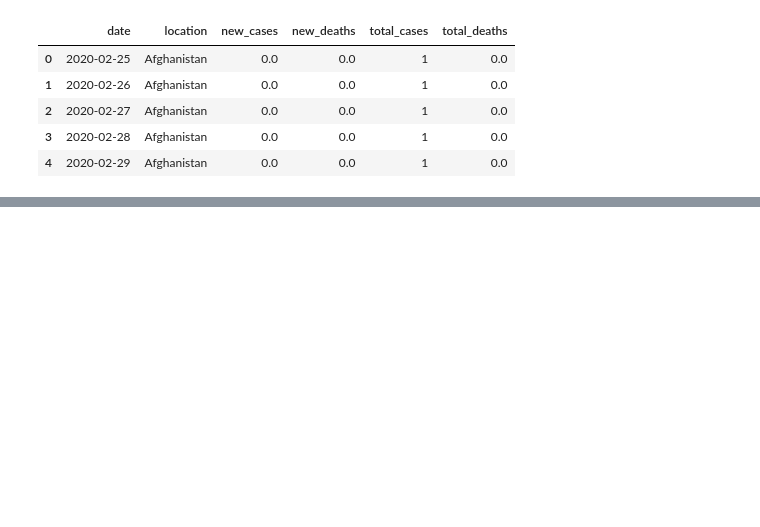
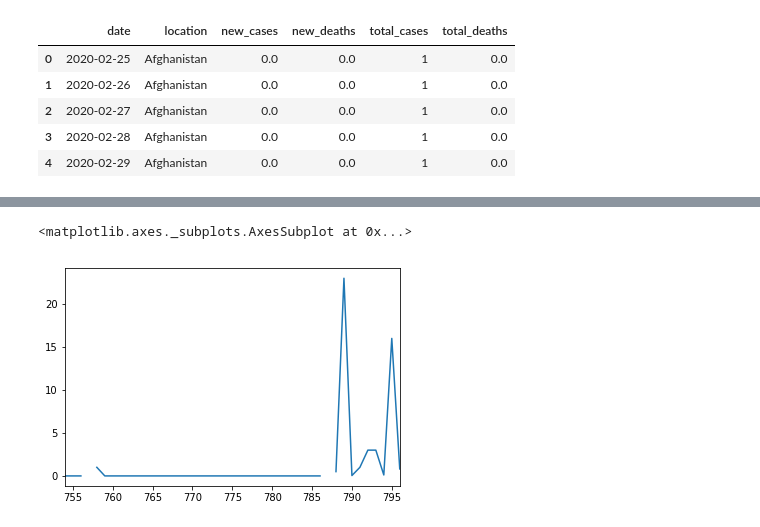
Before and after one commit to rishemjit/COVID_analysis, a Jupyter notebook: Analysis.ipynb, the cells around one changed output, grey strips where cells are left out. Saved outputs shown, nothing was run; the diff lists cells and outputs as text; code cells hidden in the pictures; blank space fills up the shorter version.

Commit message:
growth rate

```diff
--- a/Analysis.ipynb
+++ b/Analysis.ipynb
@@ -51,0 +52,5 @@ plt.show()
+# %%
+next_day = dCV_loc_dict['India']['new_cases']
+
+previous_day = dCV_loc_dict['India']['new_cases'].shift(1, axis=0)
+previous_day, next_day
@@ -51,0 +75,7 @@ plt.show()
+# %%
+growth = next_day/previous_day
+#growth.replace([np.inf, -np.inf], 'NaN')
+growth.fillna(0).plot()
+# %% [output]
+<matplotlib.axes._subplots.AxesSubplot at 0x...>
+[figure, added]
```
Also changed, not shown: parts of 4 cells of this notebook.
